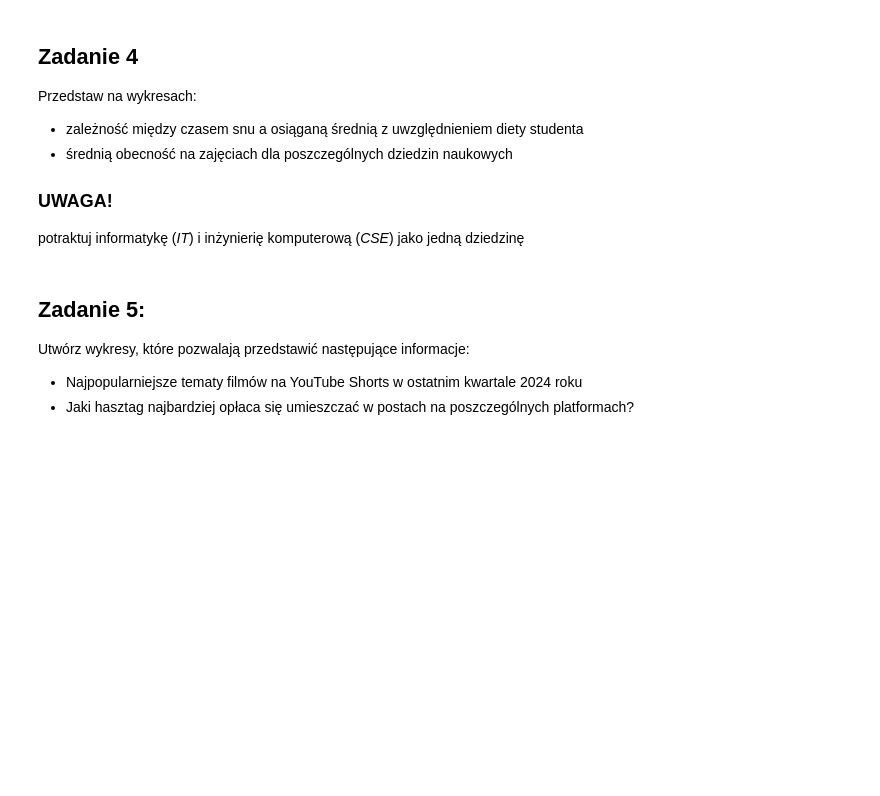
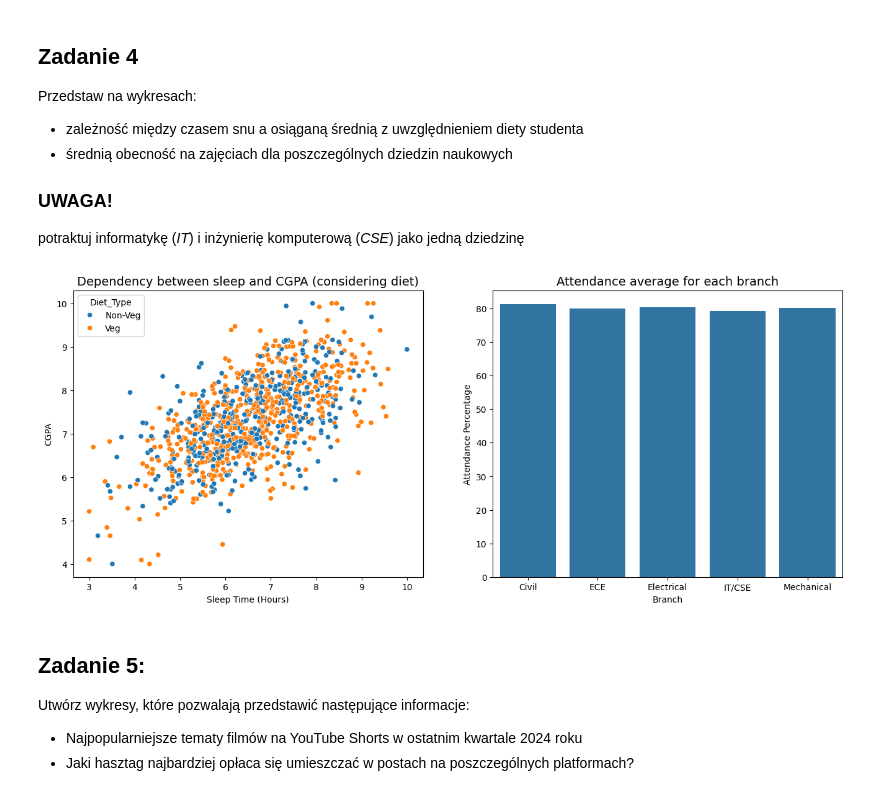
Before and after one commit to Zajecia-na-PWr-LR/lista-1-wiktoriamalinowska, a Jupyter notebook: UczenieMaszynowe_25_26_Lista1.ipynb, the cells around one changed output. Cells and saved outputs as stored; diff of their text form; code cells hidden in the pictures; blank space fills up the shorter version.

Commit message:
add plots to ex 4

```diff
--- a/UczenieMaszynowe_25_26_Lista1.ipynb
+++ b/UczenieMaszynowe_25_26_Lista1.ipynb
@@ -160,6 +148,39 @@ Przedstaw na wykresach:
 - średnią obecność na zajęciach dla poszczególnych dziedzin naukowych
 ### UWAGA!
 potraktuj informatykę (*IT*) i inżynierię komputerową (*CSE*) jako jedną dziedzinę
+# %%
+df['Branch'] = df['Branch'].replace({'IT': 'IT/CSE', 'CSE': 'IT/CSE'})
+
+fig, axes = plt.subplots(1, 2, figsize=(16, 6))
+
+sns.scatterplot(
+    data=df,
+    x='Sleep_Hours',
+    y='CGPA',
+    hue='Diet_Type',
+    ax=axes[0]
+)
+
+axes[0].set_title('Dependency between sleep and CGPA (considering diet)', fontsize=14)
+axes[0].set_xlabel('Sleep Time (Hours)')
+axes[0].set_ylabel('CGPA')
+
+mean_attendance = df.groupby('Branch')['Attendance_Percentage'].mean().reset_index()
+
+sns.barplot(
+    data=mean_attendance,
+    x='Branch',
+    y='Attendance_Percentage',
+    ax=axes[1]
+)
+
+axes[1].set_title('Attendance average for each branch', fontsize=14)
+axes[1].set_xlabel('Branch')
+axes[1].set_ylabel('Attendance Percentage')
+
+plt.show()
+# %% [output]
+[figure, added]
 # %% [markdown]
 ## Zadanie 5:
 Utwórz wykresy, które pozwalają przedstawić następujące informacje:
```
Also changed, not shown: parts of 1 cell of this notebook.
